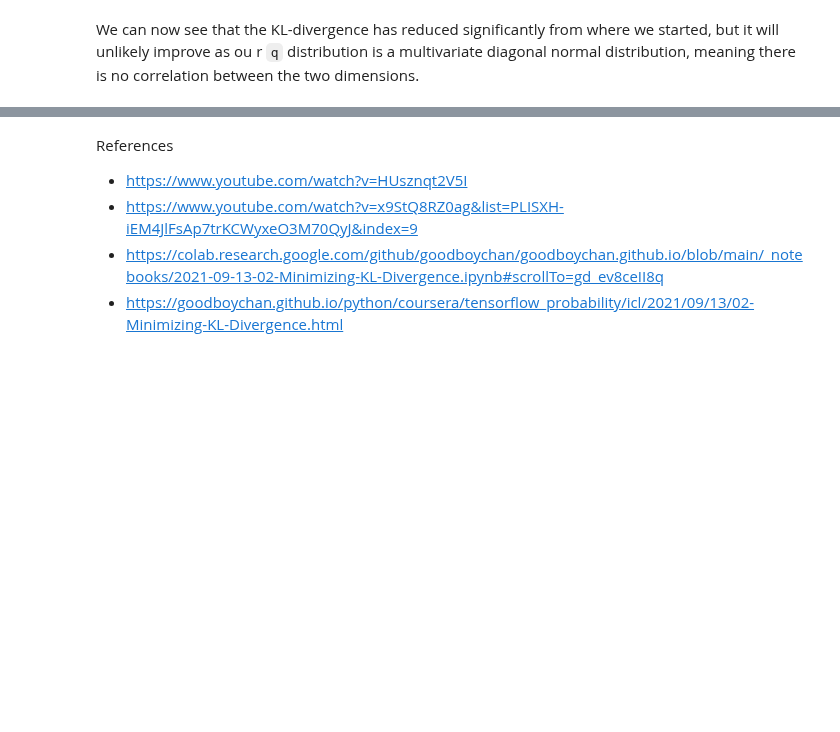
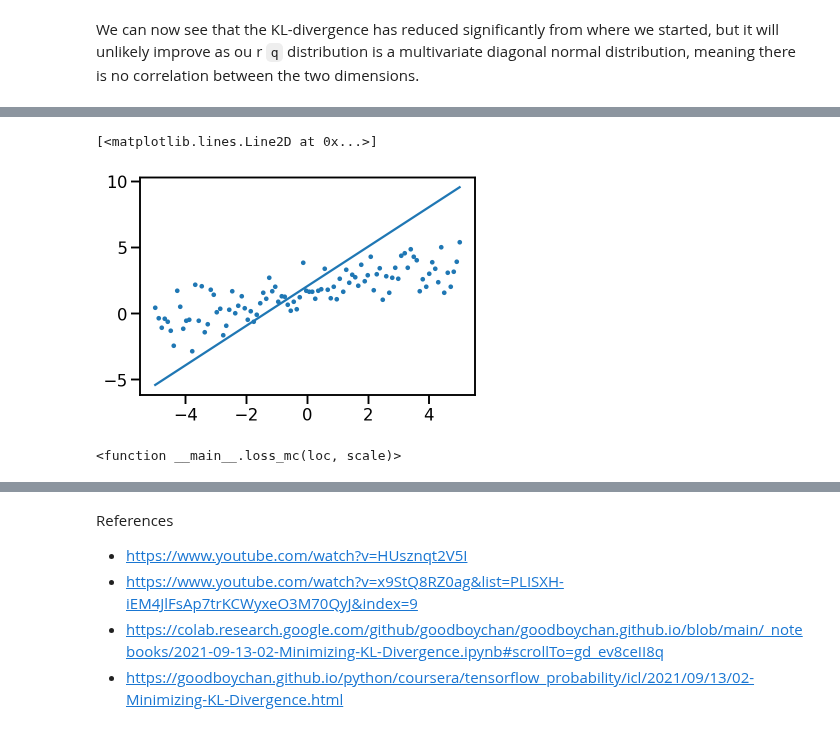
Before and after one commit to nipunbatra/blog-old, a Jupyter notebook: _notebooks/2022-01-29-kl-divergence.ipynb, the cells around one changed output, grey strips where cells are left out. Cells and saved outputs as stored; diff of their text form; code cells hidden in the pictures; blank space fills up the shorter version.

```diff
--- a/_notebooks/2022-01-29-kl-divergence.ipynb
+++ b/_notebooks/2022-01-29-kl-divergence.ipynb
@@ -894,0 +634,13 @@ r `q` distribution is a multivariate diagonal normal distribution, meaning there
+# %%
+n_samples = 1000
+
+
+loc = tf.Variable([1.0, 0.4], dtype=tf.float32)
+scale = tfp.util.TransformedVariable([.7, .6], bijector=tfb.SoftClip(0.5, 1.0))
+def loss():
+    q_to_learn = tfd.Normal(loc=loc, scale=scale, name="q_theta_learn")
+    q_1 = tfd.Normal(loc=[0.0,0.0], scale=[1.0, 1.0])
+    sample_set = q_1.sample(n_samples)
+    log_joint = tf.reduce_sum(model.log_prob(sample_set, data_sample))
+    log_q = tf.reduce_sum(q_to_learn.log_prob(sample_set))
+    return log_q - log_joint
@@ -894,0 +671,10 @@ r `q` distribution is a multivariate diagonal normal distribution, meaning there
+# %%
+plt.scatter(x[:, 0], data_sample, s=10)
+plt.plot(x[:, 0], tf.reshape(x*loc[1] + loc[0], [-1]))
+# %% [output]
+[<matplotlib.lines.Line2D at 0x...>]
+[figure, added]
+# %%
+loss_mc
+# %% [output]
+<function __main__.loss_mc(loc, scale)>
```
Also changed, not shown: parts of 101 cells of this notebook, 2 other files.
